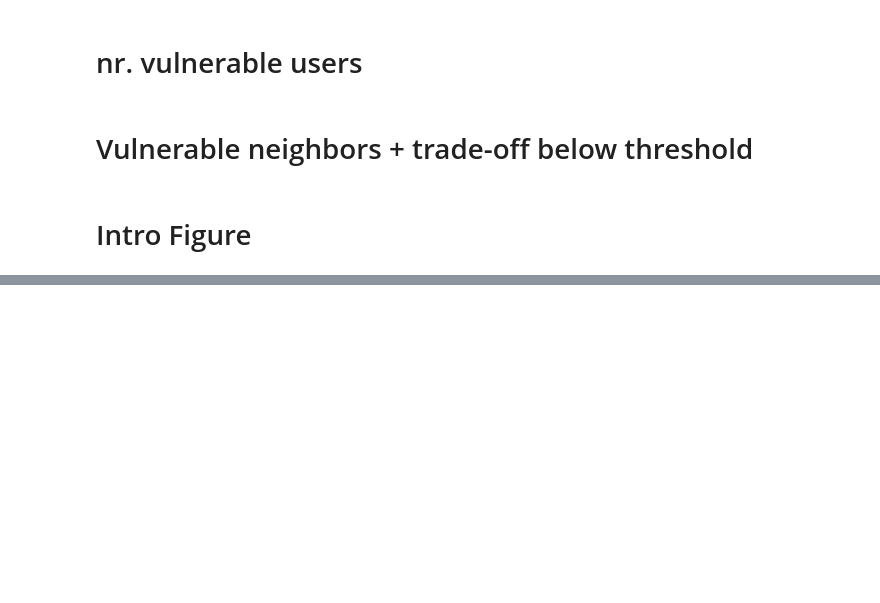
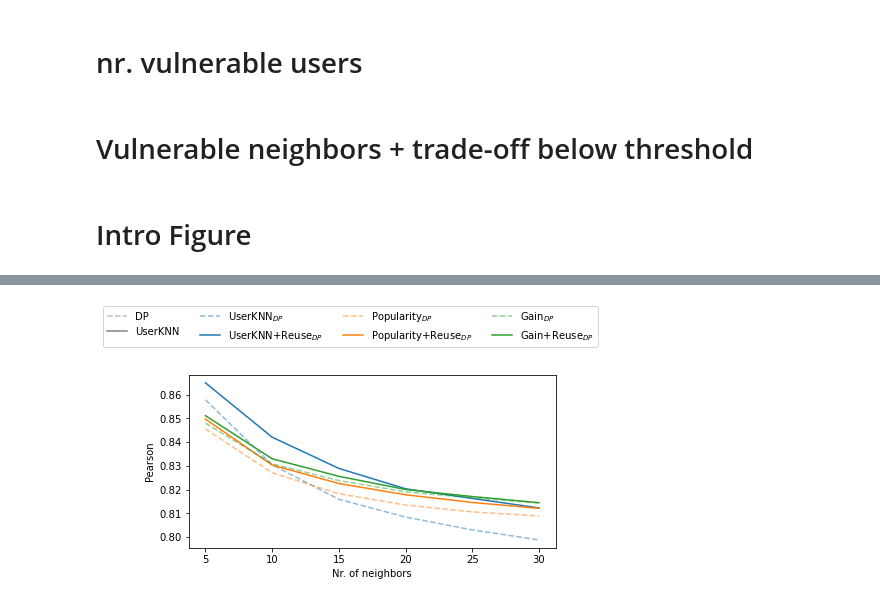
Before and after one commit to pmuellner/ReuseKNN, a Jupyter notebook: Visualization.ipynb, the cells around one changed output, grey strips where cells are left out. Drawn from its saved outputs; the diff is of its cells as text; code cells hidden in the pictures; blank space fills up the shorter version.

```diff
--- a/Visualization.ipynb
+++ b/Visualization.ipynb
@@ -818,0 +1065,27 @@ np.mean(avg1), np.mean(avg2)
+# %%
+%matplotlib inline
+fig = plt.figure()
+#plt.plot(K, corr_no, color="gray", linestyle="solid", alpha=0.75)
+#plt.plot(K, corr_full, color="gray", linestyle="dashed", alpha=0.75)
+plt.plot(K, corr_userknn, color="C0", linestyle="dashed", alpha=0.5)
+plt.plot(K, corr_userknnreuse, color="C0")
+plt.plot(K, corr_pop, color="C1", linestyle="dashed", alpha=0.5)
+plt.plot(K, corr_popreuse, color="C1")
+plt.plot(K, corr_gain, color="C2", linestyle="dashed", alpha=0.5)
+plt.plot(K, corr_gainreuse, color="C2")
+plt.ylabel("Pearson")
+plt.xlabel("Nr. of neighbors")
+
+colors = ['gray', 'C0', 'C1', 'C2']
+lines = []
+labels = []
+for c in colors:
+    lines.append(Line2D([0], [0], color=c, linestyle='dashed', alpha=0.5))
+    lines.append(Line2D([0], [0], color=c, linestyle="solid"))
+labels = ["DP", "UserKNN", r"UserKNN$_{DP}$", r"UserKNN+Reuse$_{DP}$", r"Popularity$_{DP}$", r"Popularity+Reuse$_{DP}$", r"Gain$_{DP}$", r"Gain+Reuse$_{DP}$"]
+
+fig.legend(lines, labels, ncol=4, loc='upper center')
+fig.tight_layout()
+fig.subplots_adjust(top=.75, bottom=0.15, hspace=0.35, wspace=0.35)
+# %% [output]
+[figure, added]
```
Also changed, not shown: parts of 56 cells of this notebook, 1 other file.
